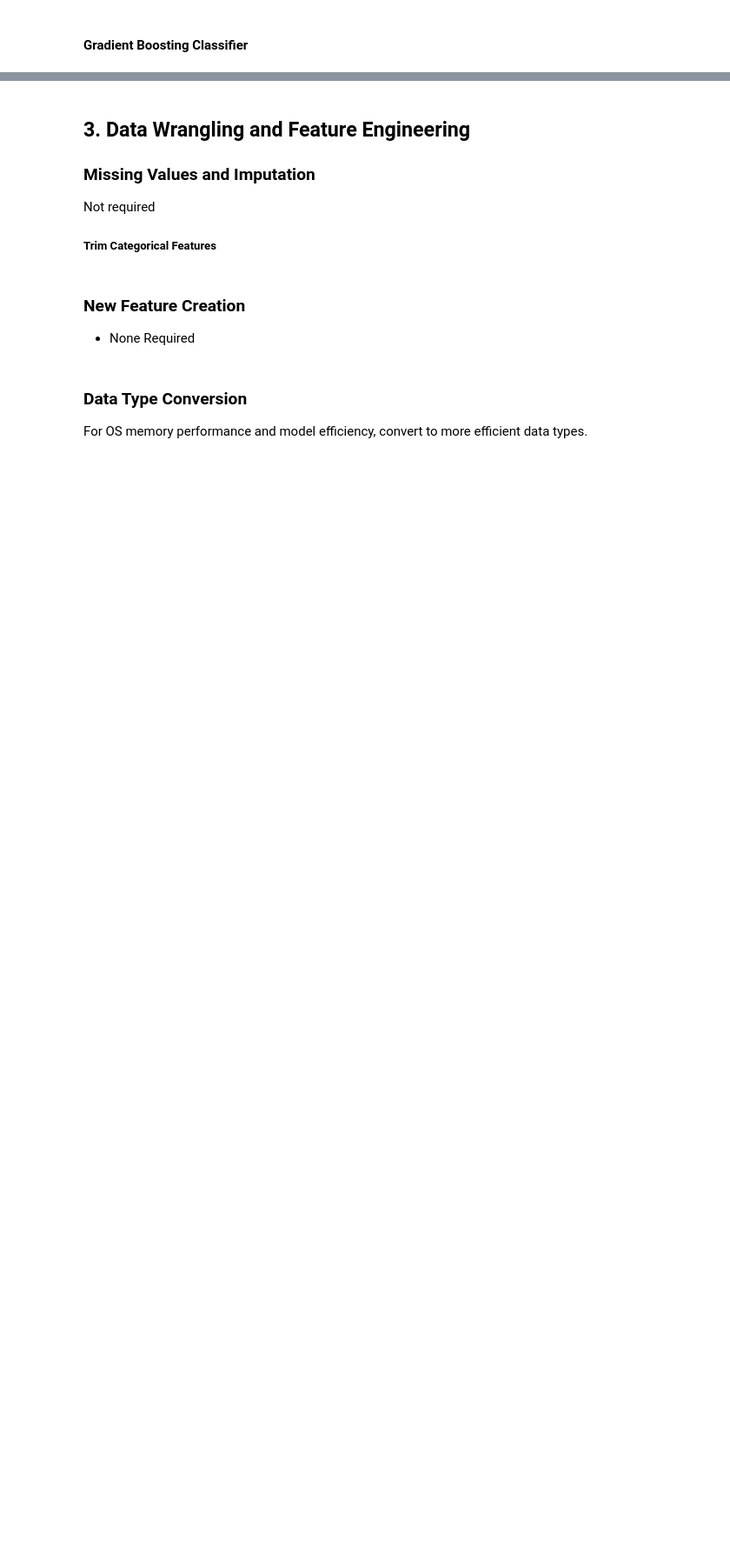
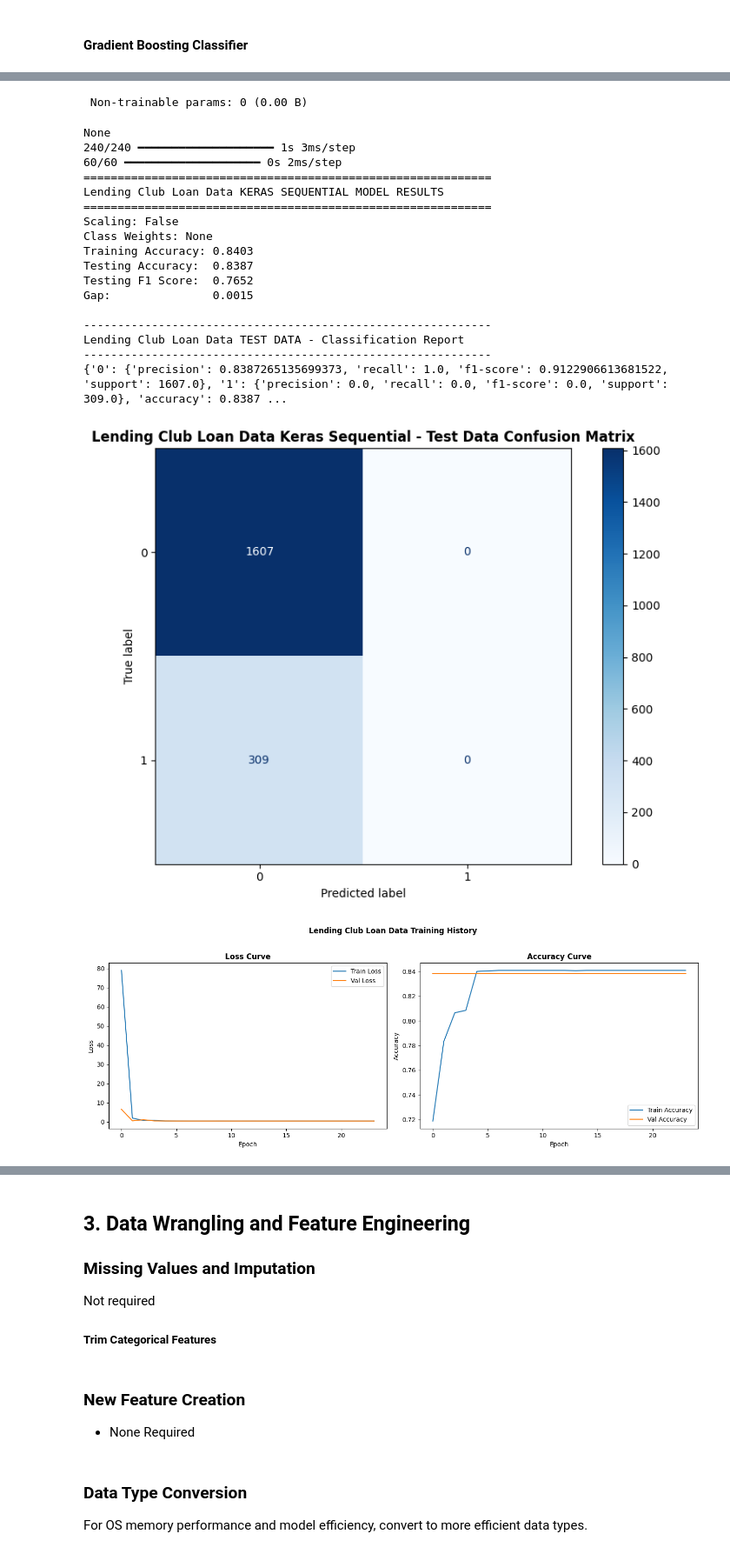
Before and after one commit to juanbucz/FullStackAcademyAICourse, a Jupyter notebook: Assignments/Unit 4/Deep Learning - Unit 4 End Project.ipynb, the cells around one changed output, grey strips where cells are left out. Shown at 87% size. Saved outputs shown, nothing was run; the diff lists cells and outputs as text; code cells hidden in the pictures; blank space fills up the shorter version.

Commit message:
Unit 4/Deep Learning - Unit 4 End Project - Added Sequential Model, model comparisons using unfeature engineered dataset.

```diff
--- a/Assignments/Unit 4/Deep Learning - Unit 4 End Project.ipynb
+++ b/Assignments/Unit 4/Deep Learning - Unit 4 End Project.ipynb
@@ -1440,7 +1440,7 @@ def CheckClusterDistributions(df_target, feature_name, title):
 #### Cross Validation Utility Functions ####
 These utility functions were taken directly from my "**Machine Learning - Unit 3 End Project**" </br>
 # %%
-def ApplyCrossValidationClassification(model, X, y, plot_label):
+def ApplyCrossValidationClassification(model, X, y, plot_label, apply_crossvalidation=True):
 
     # Split for train/test calculation
     X_train, X_test, y_train, y_test = train_test_split(X, y, test_size=0.2, random_state=315)
@@ -1450,6 +1450,13 @@ def ApplyCrossValidationClassification(model, X, y, plot_label):
     train_accuracy = accuracy_score(y_train, model.predict(X_train))
     test_accuracy = accuracy_score(y_test, model.predict(X_test))
     test_f1 = f1_score(y_test, model.predict(X_test), average='weighted')
+
+    # Issues with applying cross-validation with Keras Sequential Model
+    # So rather than complicate things a lot further -- skip it
+    if not apply_crossvalidation:
+        print('Cross-validation skipped.')
+        print()
+        return {'cv_accuracy': None, 'cv_f1': None}
 
     kf = KFold(n_splits=5, shuffle=True, random_state=42)
 
@@ -1648,0 +1968,20 @@ ApplyCrossValidationClassification(
+# %%
+print('Sequential Model - Feed-Forward NN')
+sequentialResults = RunSequentialModel(
+                                        plot_title='Lending Club Loan Data',
+                                        X_train=X_train,
+                                        X_test=X_test,
+                                        y_train=y_train,
+                                        y_test=y_test,
+                                        feature_names=feature_names
+                                    )
+
+# Cross-validation
+ApplyCrossValidationClassification(
+                                    sequentialResults['model'],
+                                    X_train,
+                                    y_train,
+                                    'D',
+                                    apply_crossvalidation=False
+                                )
+# %% [output]
@@ -1648,0 +2009,20 @@ ApplyCrossValidationClassification(
+ Non-trainable params: 0 (0.00 B)
+None
+240/240 ━━━━━━━━━━━━━━━━━━━━ 1s 3ms/step
+60/60 ━━━━━━━━━━━━━━━━━━━━ 0s 2ms/step
+============================================================
+Lending Club Loan Data KERAS SEQUENTIAL MODEL RESULTS
+============================================================
+Scaling: False
+Class Weights: None
+Training Accuracy: 0.8403
+Testing Accuracy:  0.8387
+Testing F1 Score:  0.7652
+Gap:               0.0015
+
+------------------------------------------------------------
+Lending Club Loan Data TEST DATA - Classification Report
+------------------------------------------------------------
+{'0': {'precision': 0.8387265135699373, 'recall': 1.0, 'f1-score': 0.9122906613681522, 'support': 1607.0}, '1': {'precision': 0.0, 'recall': 0.0, 'f1-score': 0.0, 'support': 309.0}, 'accuracy': 0.8387 ...
+[figure, added]
+[figure, added]
```
Also changed, not shown: parts of 12 cells of this notebook.
